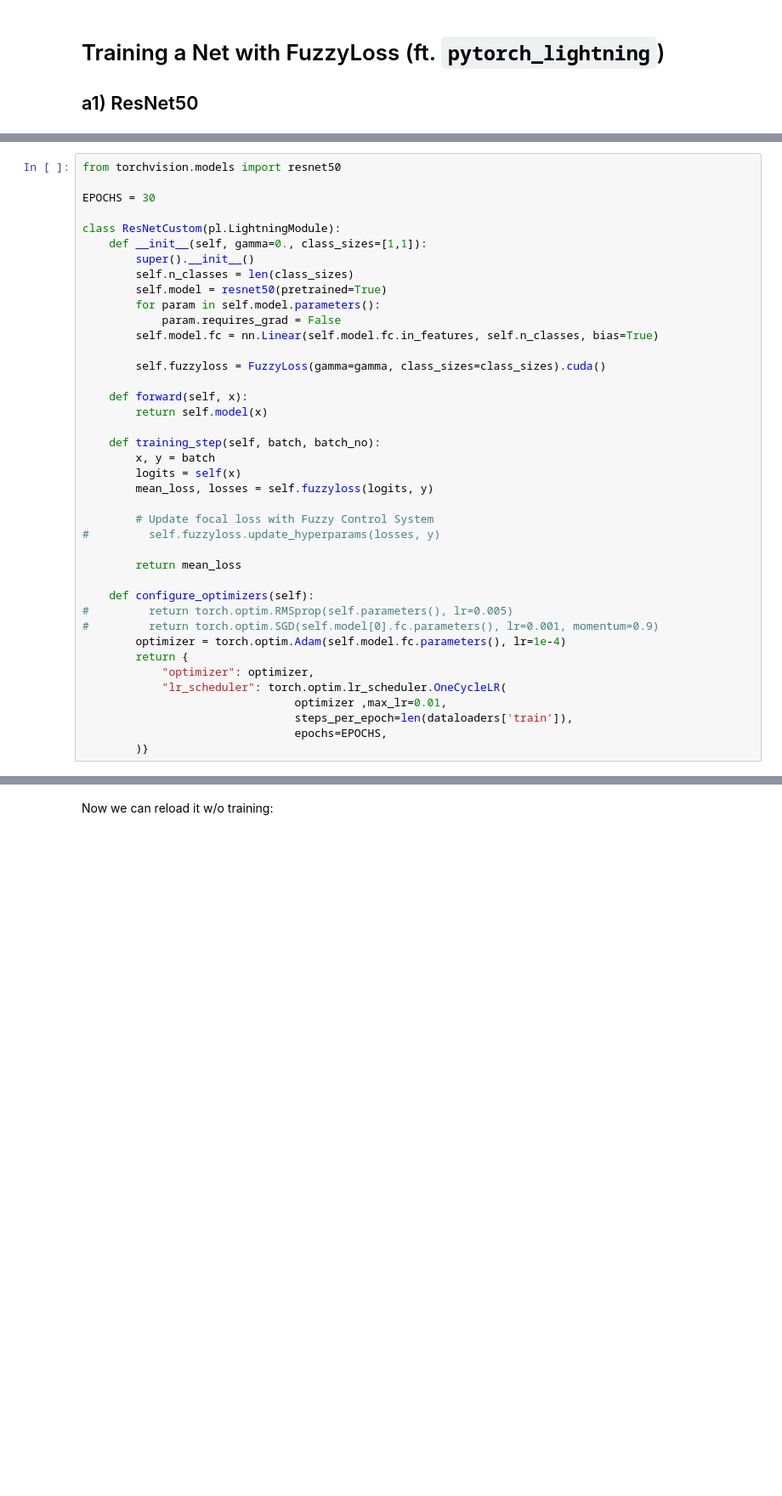
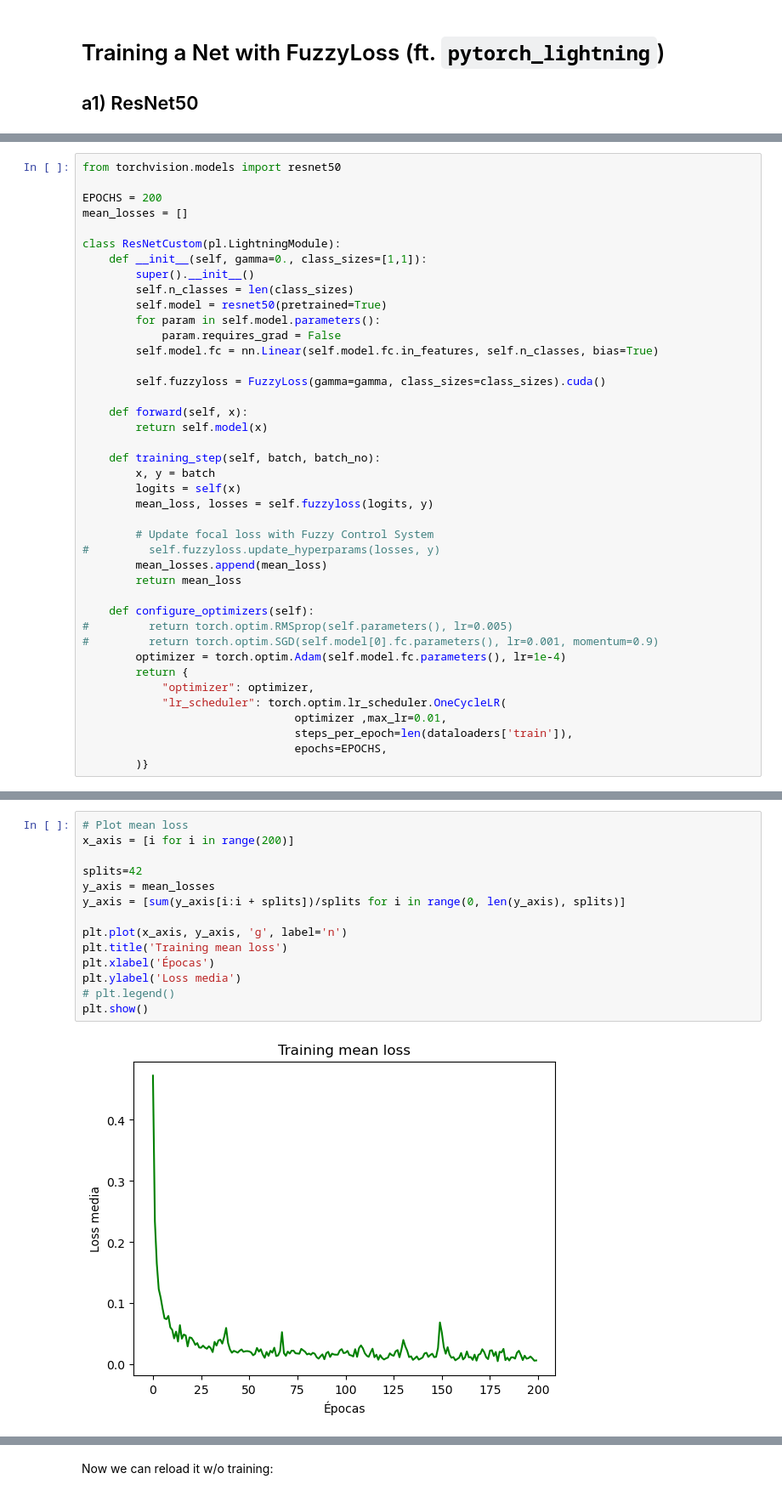
Before and after one commit to danibt656/final-thesis, a Jupyter notebook: src/FICAR.ipynb, the cells around one changed output, grey strips where cells are left out. Shown: that part at 85% size. Drawn from its saved outputs; the diff is of its cells as text; blank space fills up the shorter version.

```diff
--- a/src/FICAR.ipynb
+++ b/src/FICAR.ipynb
@@ -174,7 +174,8 @@ NTrain: 86752 // NVal: 10976
 # %%
 from torchvision.models import resnet50
 
-EPOCHS = 30
+EPOCHS = 200
+mean_losses = []
 
 class ResNetCustom(pl.LightningModule):
     def __init__(self, gamma=0., class_sizes=[1,1]):
@@ -197,7 +198,7 @@ class ResNetCustom(pl.LightningModule):
 
         # Update focal loss with Fuzzy Control System
 #         self.fuzzyloss.update_hyperparams(losses, y)
-
+        mean_losses.append(mean_loss)
         return mean_loss
 
     def configure_optimizers(self):
@@ -234 +245,17 @@ LOCAL_RANK: 0 - CUDA_VISIBLE_DEVICES: [0]
+# %%
+# Plot mean loss
+x_axis = [i for i in range(200)]
+
+splits=42
+y_axis = mean_losses
+y_axis = [sum(y_axis[i:i + splits])/splits for i in range(0, len(y_axis), splits)]
+
+plt.plot(x_axis, y_axis, 'g', label='n')
+plt.title('Training mean loss')
+plt.xlabel('Épocas')
+plt.ylabel('Loss media')
+# plt.legend()
+plt.show()
+# %% [output]
+[figure, added]
 # %%
```
Also changed, not shown: parts of 6 cells of this notebook, 1 other file.
